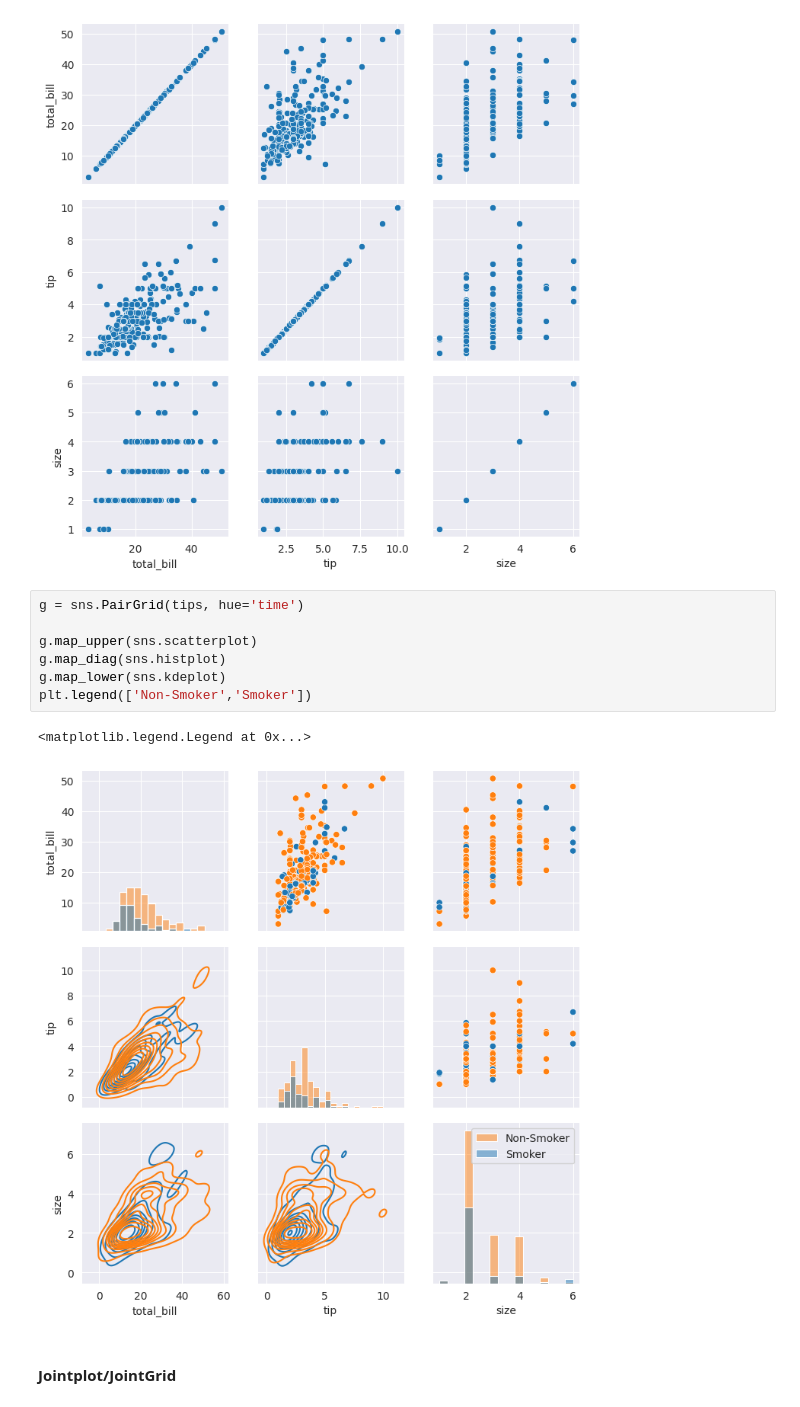
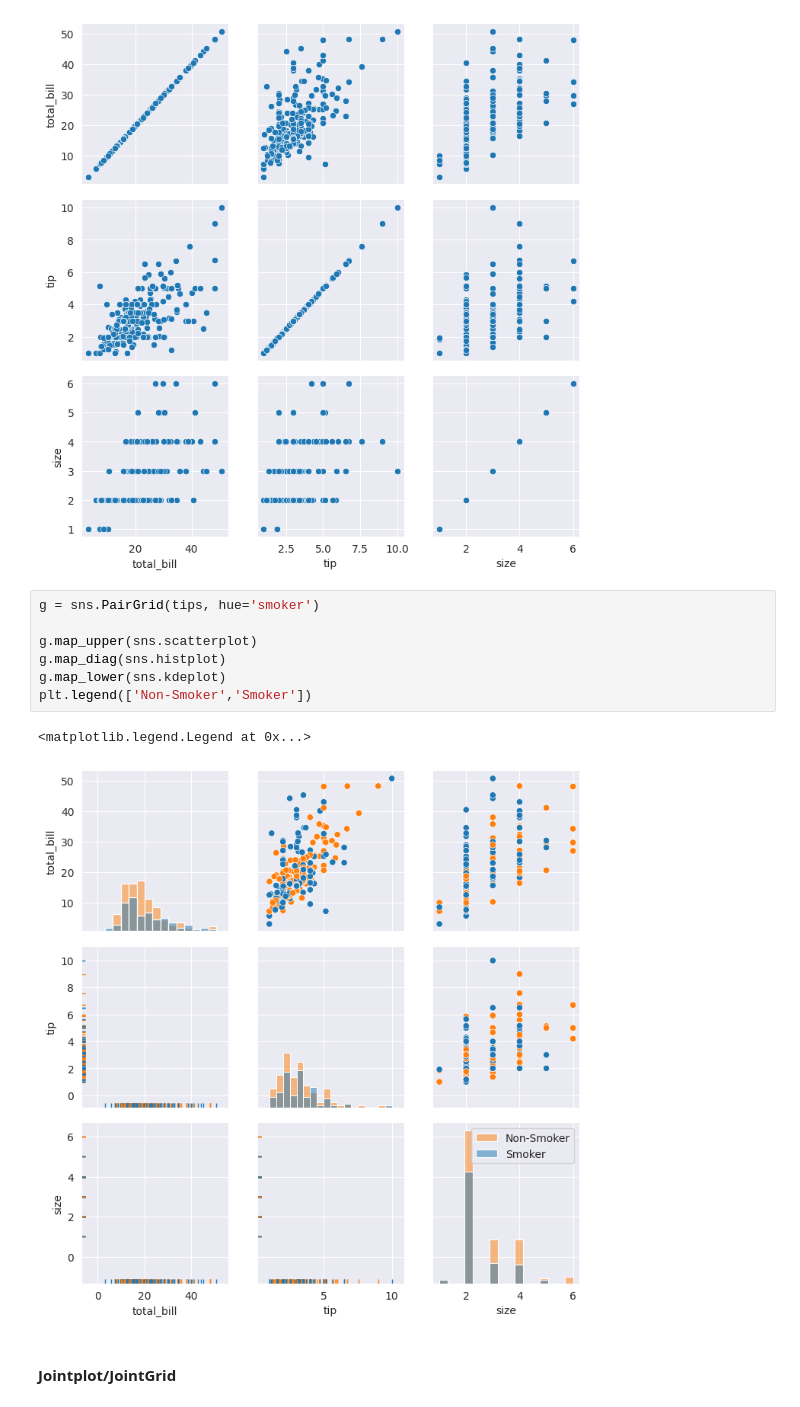
Before and after one commit to drolsonmi/math3080, a Jupyter notebook: Notes/08b Graphs_Seaborn.ipynb, the cells around one changed output. Saved outputs shown, nothing was run; the diff lists cells and outputs as text.

```diff
--- a/Notes/08b Graphs_Seaborn.ipynb
+++ b/Notes/08b Graphs_Seaborn.ipynb
@@ -405,15 +405,15 @@ g.map(sns.scatterplot)
 <seaborn.axisgrid.PairGrid at 0x...>
 [figure]
 # %%
-g = sns.PairGrid(tips, hue='time')
+g = sns.PairGrid(tips, hue='smoker')
 
 g.map_upper(sns.scatterplot)
 g.map_diag(sns.histplot)
 g.map_lower(sns.kdeplot)
 plt.legend(['Non-Smoker','Smoker'])
 # %% [output]
 <matplotlib.legend.Legend at 0x...>
-[figure, old version]
+[figure, new version]
 # %% [markdown]
 #### Jointplot/JointGrid
 # %%
```
Also changed, not shown: parts of 10 cells of this notebook, 1 other file.
